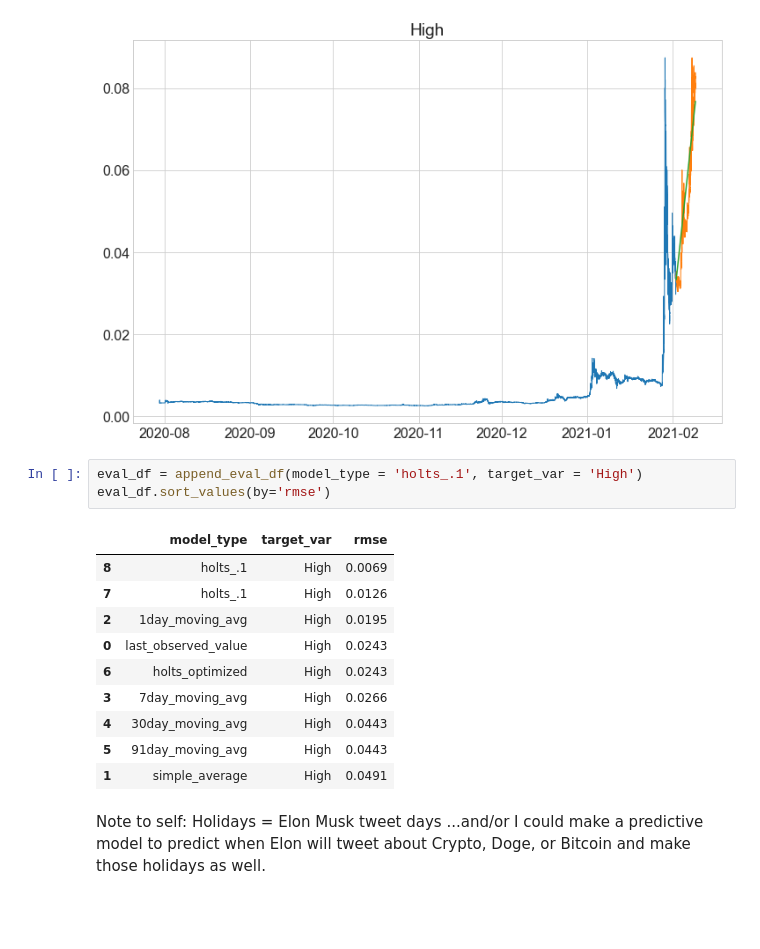
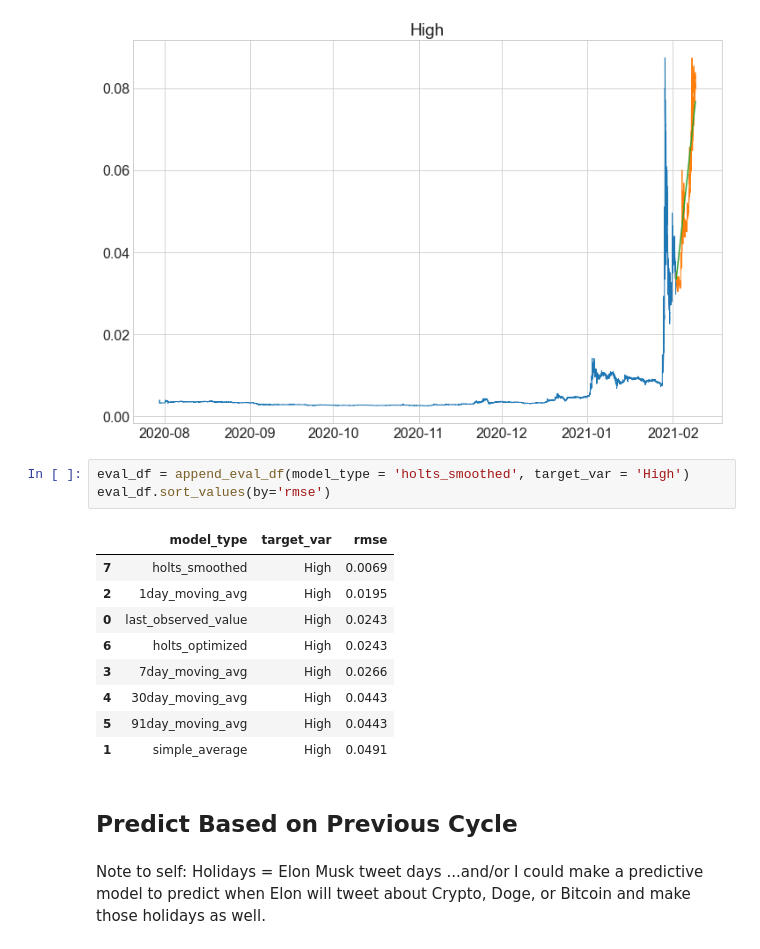
Before and after one commit to KwameTaylor/bitcoin-dogecoin, a Jupyter notebook: dogecoin.ipynb, the cells around one changed output. Cells and saved outputs as stored; diff of their text form; blank space fills up the shorter version.

```diff
--- a/dogecoin.ipynb
+++ b/dogecoin.ipynb
@@ -727,12 +726,11 @@ plot_and_eval('High')
 High -- RMSE: 0.0069
 [figure]
 # %%
-eval_df = append_eval_df(model_type = 'holts_.1', target_var = 'High')
+eval_df = append_eval_df(model_type = 'holts_smoothed', target_var = 'High')
 eval_df.sort_values(by='rmse')
 # %% [output]
 |  | model_type | target_var | rmse |
-| 8 | holts_.1 | High | 0.0069 |
-| 7 | holts_.1 | High | 0.0126 |
+| 7 | holts_smoothed | High | 0.0069 |
 | 2 | 1day_moving_avg | High | 0.0195 |
 | 0 | last_observed_value | High | 0.0243 |
 | 6 | holts_optimized | High | 0.0243 |
@@ -740,5 +738,7 @@ eval_df.sort_values(by='rmse')
 | 4 | 30day_moving_avg | High | 0.0443 |
 | 5 | 91day_moving_avg | High | 0.0443 |
 | 1 | simple_average | High | 0.0491 |
+# %% [markdown]
+## Predict Based on Previous Cycle
 # %% [markdown]
 Note to self: Holidays = Elon Musk tweet days ...and/or I could make a predictive model to predict when Elon will tweet about Crypto, Doge, or Bitcoin and make those holidays as well.
```
Also changed, not shown: parts of 1 cell of this notebook.
